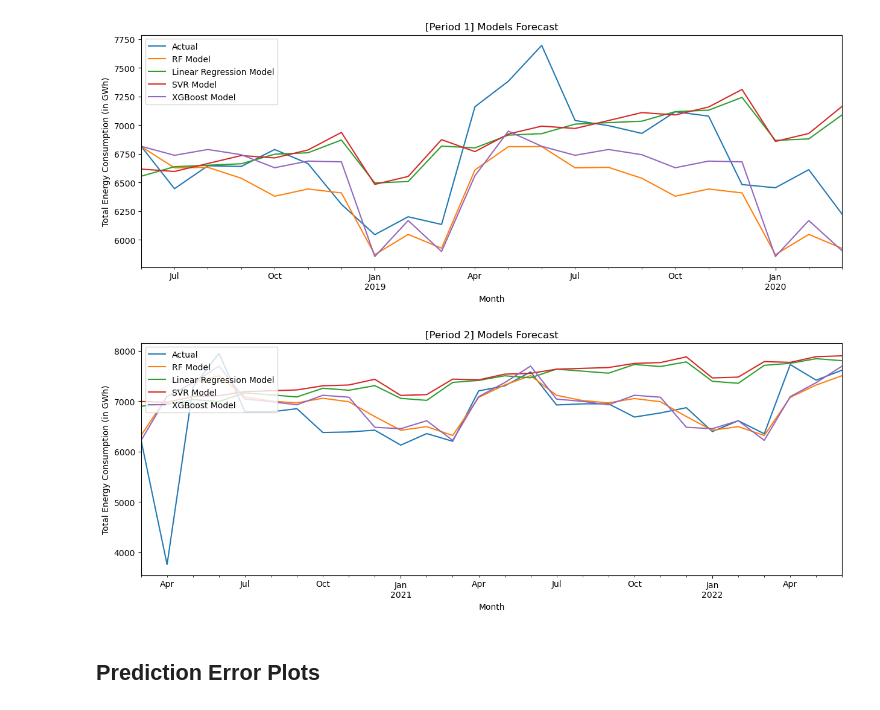
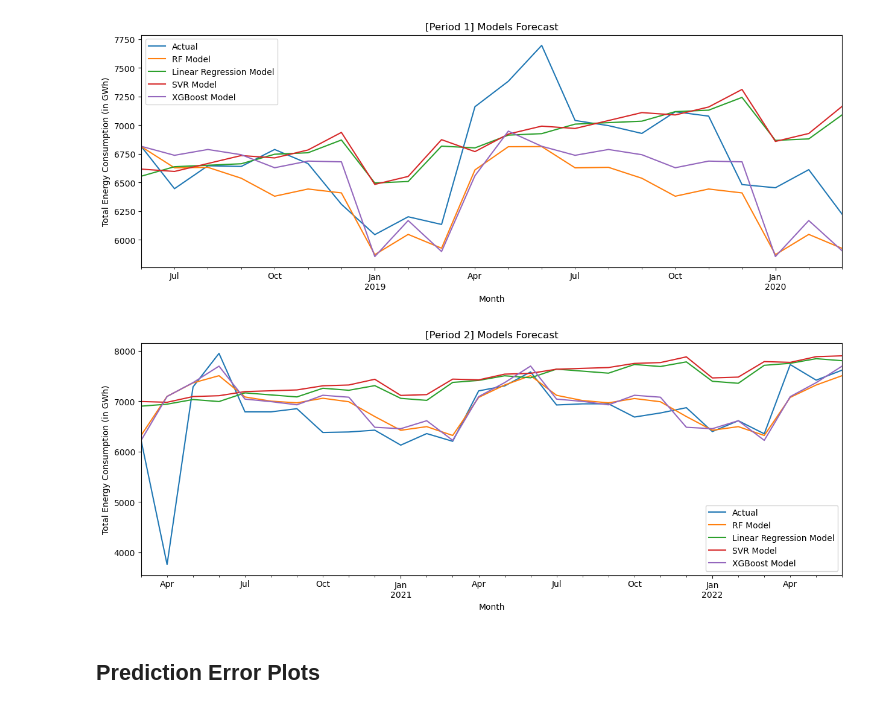
Before and after one commit to errutorculas/cmsc197-ML-miniproj, a Jupyter notebook: jupyter-notebook-code/miniproj.ipynb, the cells around one changed output. Saved outputs shown, nothing was run; the diff lists cells and outputs as text; code cells hidden in the pictures.

Commit message:
changed legend position

```diff
--- a/jupyter-notebook-code/miniproj.ipynb
+++ b/jupyter-notebook-code/miniproj.ipynb
@@ -773,18 +773,18 @@ plt.show()
 # %%
 ax = testPan['Total Energy Consumption (in GWh)'].plot(figsize=(15, 5), label="Actual")
 testPan["[Period 2] RF Predictions"].plot(ax=ax, label="RF Model")
 testPan["[Period 2] Linear Regression Predictions"].plot(ax=ax, label="Linear Regression Model")
 testPan["[Period 2] SVR Predictions"].plot(ax=ax, label="SVR Model")
 testPan["[Period 2] XGBoost Predictions"].plot(ax=ax, label="XGBoost Model")
 
 plt.xlabel("Month")
 plt.ylabel("Total Energy Consumption (in GWh)")
 plt.title("[Period 2] Models Forecast")
-plt.legend(loc="upper left")
+plt.legend(loc="lower right")
 
 plt.show()
 # %% [output]
-[figure, old version]
+[figure, new version]
 # %% [markdown]
 ## Prediction Error Plots<a class="anchor" id="prederror"></a>
 # %% [markdown]
```
Also changed, not shown: parts of 3 cells of this notebook.
